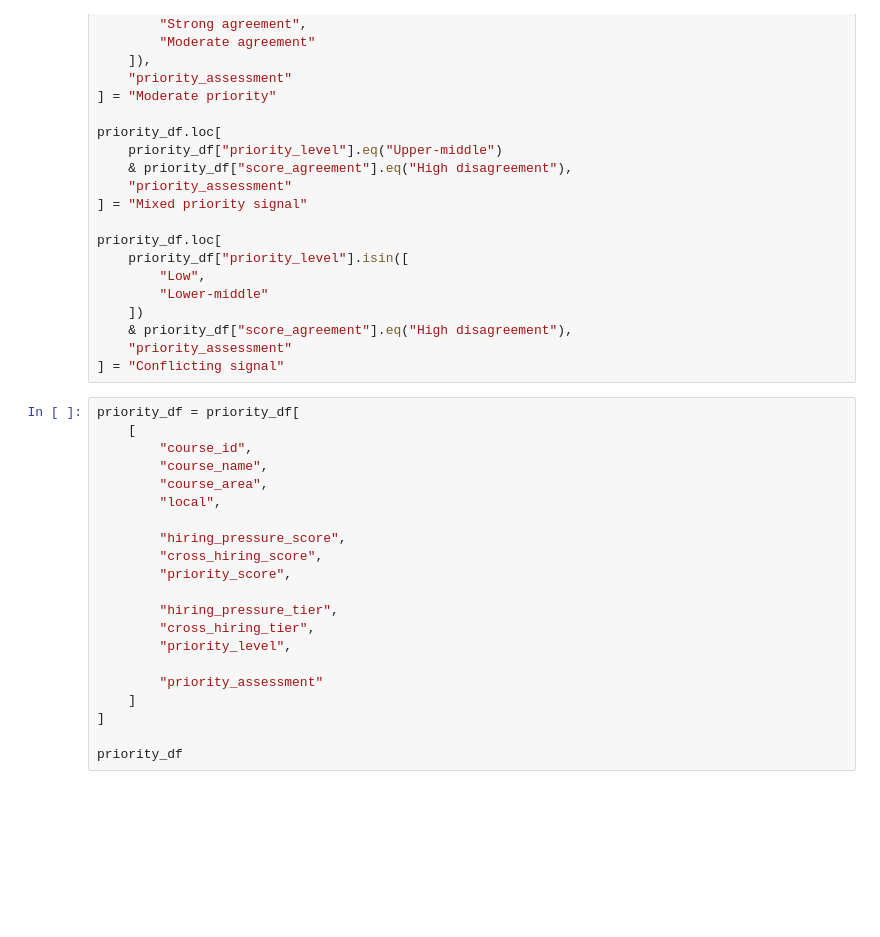
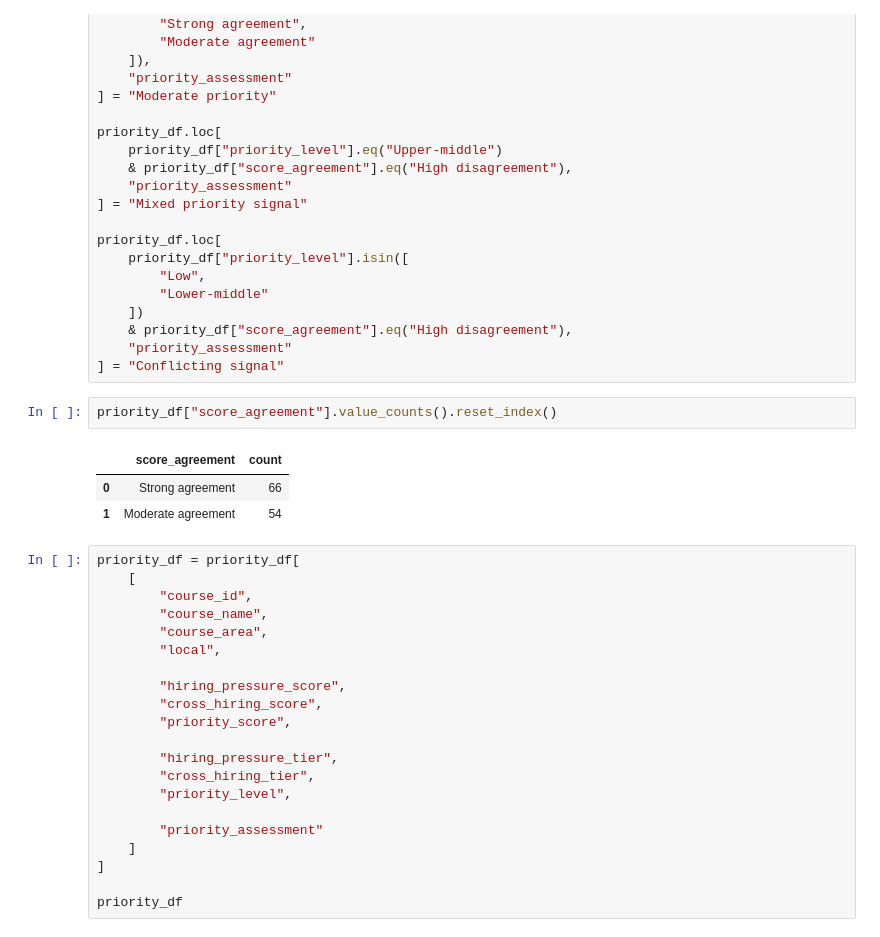
Before and after one commit to nathansperinde/Hiring-Needs-Analysis, a Jupyter notebook: notebooks/05_priority_analysis.ipynb, the cells around one changed output. Cells and saved outputs as stored; diff of their text form; blank space fills up the shorter version.

```diff
--- a/notebooks/05_hiring_needs_analysis.ipynb
+++ b/notebooks/05_priority_analysis.ipynb
@@ -853,6 +851,12 @@ priority_df.loc[
     & priority_df["score_agreement"].eq("High disagreement"),
     "priority_assessment"
 ] = "Conflicting signal"
+# %%
+priority_df["score_agreement"].value_counts().reset_index()
+# %% [output]
+|  | score_agreement | count |
+| 0 | Strong agreement | 66 |
+| 1 | Moderate agreement | 54 |
 # %%
 priority_df = priority_df[
     [
```
Also changed, not shown: parts of 6 cells of this notebook, 3 other files.
